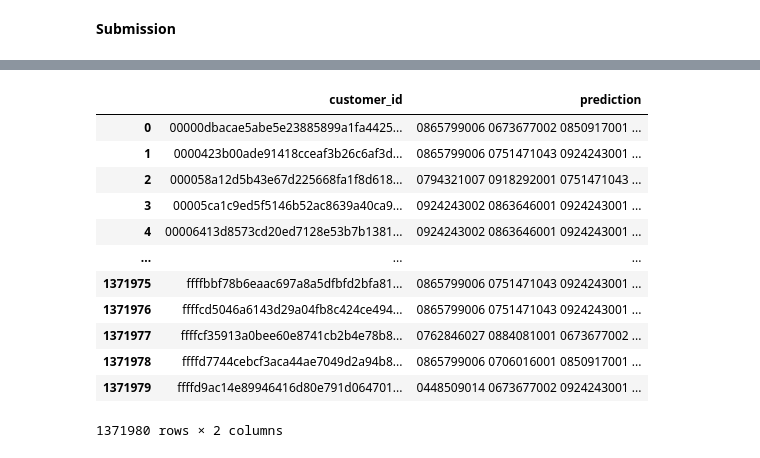
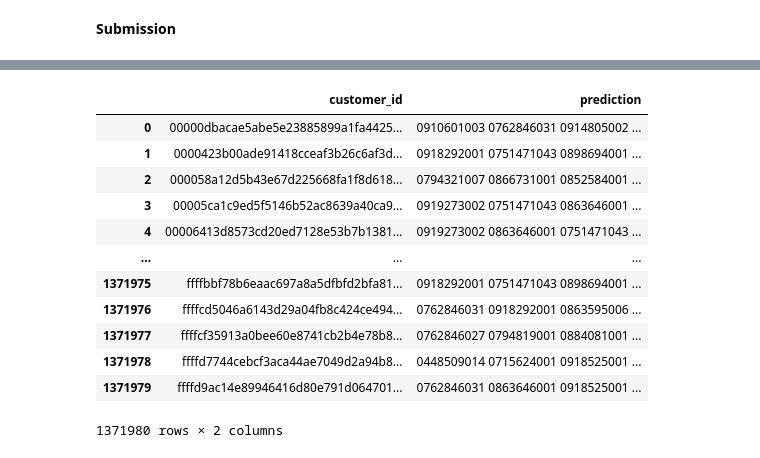
Before and after one commit to lucien1011/kaggle-h-and-m, a Jupyter notebook: time_series_cv.ipynb, the cells around one changed output, grey strips where cells are left out. Cells and saved outputs as stored; diff of their text form; code cells hidden in the pictures.

```diff
--- a/time_series_cv.ipynb
+++ b/time_series_cv.ipynb
@@ -447,17 +418,2 @@ Training until validation scores don't improve for 5 rounds
 # %% [markdown]
 ****Training****
-# %%
-%%time
-dfs = []
-for i,(t1,t2,t3,t4) in enumerate([
-        ('2020-01-01','2020-08-01','2020-09-15','2020-09-22'),
-        ('2020-01-01','2020-08-01','2020-09-15','2020-09-22'),
-    ]):
-    trn_tmp,test_tmp,gt_tmp = construct_dataset(
-        transactions,
-        articles,customers,
-        trn_start_time=t1,trn_end_time=t2,
-        val_start_time=t2,val_end_time=t3,
-        test_start_time=t3,test_end_time=t4,
-    )
-    dfs.append((trn_tmp,test_tmp,gt_tmp))
@@ -559,6 +469,10 @@ map@12 0.0223621690029079
 ****Submission****
 # %%
 %%time
+
+fname = 'objective:lambdarank_metric:map@12_keep_training_booster:True_early_stopping_round:5_seed:0_learning_rate:0.1_2020-01-01_2020-08-01_2020-09-15_2020-09-22.bin'
+bst = lgb.Booster(model_file=os.path.join(out_dir,fname))
+
 article_features=[
     'product_group_name', 'product_type_name',
     'graphical_appearance_name', 'perceived_colour_value_name', 'colour_group_code',
@@ -568,12 +482,19 @@ article_features=[
 customer_features=[
     'FN','Active','club_member_status','age','fashion_news_frequency',
     ]
-submission_df = cudf.read_csv('storage/sample_submission.csv')
-submission_df = construct_test_df(
-    submission_df[['customer_id']],
-    transactions[(transactions.t_dat > cudf.to_datetime('2020-09-07')) & (transactions.t_dat <= cudf.to_datetime('2020-09-22'))],
-    article_features,articles,customer_features,customers,
-    how='left',
-)
-submission_df = make_prediction(bst,submission_df.to_pandas(),features,label,k=12)
+
+reader = pd.read_csv('storage/sample_submission.csv',chunksize=1e5)
+print('Number of chunk: ',sum(1 for _ in reader))
+
+submission_df = None
+reader = pd.read_csv('storage/sample_submission.csv',chunksize=1e5)
+for df in tqdm(reader):
+    df = construct_test_df(
+        cudf.from_pandas(df[['customer_id']]),
+        transactions[(transactions.t_dat > cudf.to_datetime('2020-09-07')) & (transactions.t_dat <= cudf.to_datetime('2020-09-22'))],
+        article_features,articles,customer_features,customers,
+        how='left',
+    )
+    df = make_prediction(bst,df.to_pandas(),features,label,k=12)
+    submission_df = pd.concat([submission_df,df]) if submission_df is not None else df
 # %% [output]
@@ -590,18 +512,18 @@ submission_df['prediction'] = submission_df['prediction'].apply(lambda x: ' '.jo
 os.makedirs(base_dir,exist_ok=True)
 submission_df.to_csv(os.path.join(base_dir,'submission.csv'),index=False)
 # %%
-submission_df
+submission_df.reset_index(drop=True)
 # %% [output]
 |  | customer_id | prediction |
-| 0 | 00000dbacae5abe5e23885899a1fa4425... | 0865799006 0673677002 0850917001 ... |
-| 1 | 0000423b00ade91418cceaf3b26c6af3d... | 0865799006 0751471043 0924243001 ... |
-| 2 | 000058a12d5b43e67d225668fa1f8d618... | 0794321007 0918292001 0751471043 ... |
-| 3 | 00005ca1c9ed5f5146b52ac8639a40ca9... | 0924243002 0863646001 0924243001 ... |
-| 4 | 00006413d8573cd20ed7128e53b7b1381... | 0924243002 0863646001 0924243001 ... |
+| 0 | 00000dbacae5abe5e23885899a1fa4425... | 0910601003 0762846031 0914805002 ... |
+| 1 | 0000423b00ade91418cceaf3b26c6af3d... | 0918292001 0751471043 0898694001 ... |
+| 2 | 000058a12d5b43e67d225668fa1f8d618... | 0794321007 0866731001 0852584001 ... |
+| 3 | 00005ca1c9ed5f5146b52ac8639a40ca9... | 0919273002 0751471043 0863646001 ... |
+| 4 | 00006413d8573cd20ed7128e53b7b1381... | 0919273002 0863646001 0751471043 ... |
 | ... | ... | ... |
-| 1371975 | ffffbbf78b6eaac697a8a5dfbfd2bfa81... | 0865799006 0751471043 0924243001 ... |
-| 1371976 | ffffcd5046a6143d29a04fb8c424ce494... | 0865799006 0751471043 0924243001 ... |
-| 1371977 | ffffcf35913a0bee60e8741cb2b4e78b8... | 0762846027 0884081001 0673677002 ... |
-| 1371978 | ffffd7744cebcf3aca44ae7049d2a94b8... | 0865799006 0706016001 0850917001 ... |
-| 1371979 | ffffd9ac14e89946416d80e791d064701... | 0448509014 0673677002 0924243001 ... |
+| 1371975 | ffffbbf78b6eaac697a8a5dfbfd2bfa81... | 0918292001 0751471043 0898694001 ... |
+| 1371976 | ffffcd5046a6143d29a04fb8c424ce494... | 0762846031 0918292001 0863595006 ... |
+| 1371977 | ffffcf35913a0bee60e8741cb2b4e78b8... | 0762846027 0794819001 0884081001 ... |
+| 1371978 | ffffd7744cebcf3aca44ae7049d2a94b8... | 0448509014 0715624001 0918525001 ... |
+| 1371979 | ffffd9ac14e89946416d80e791d064701... | 0762846031 0863646001 0918525001 ... |
 1371980 rows × 2 columns
```
Also changed, not shown: parts of 18 cells of this notebook, 5 other files.
